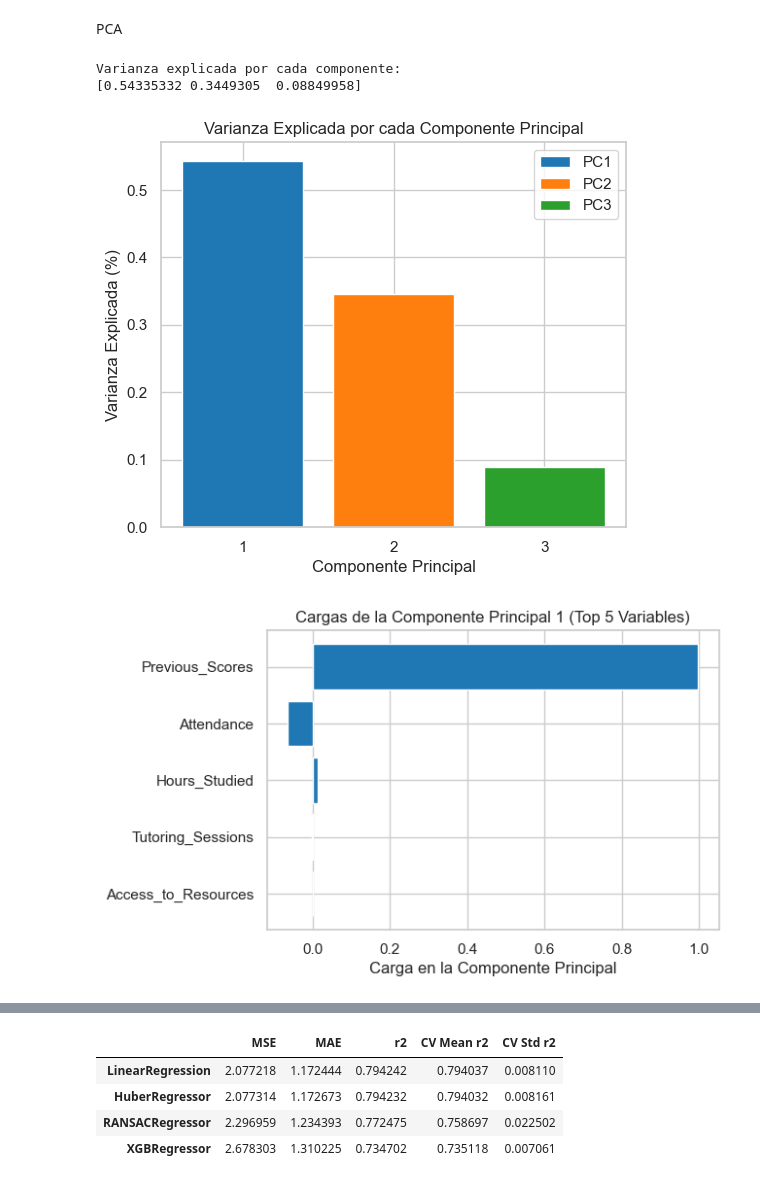
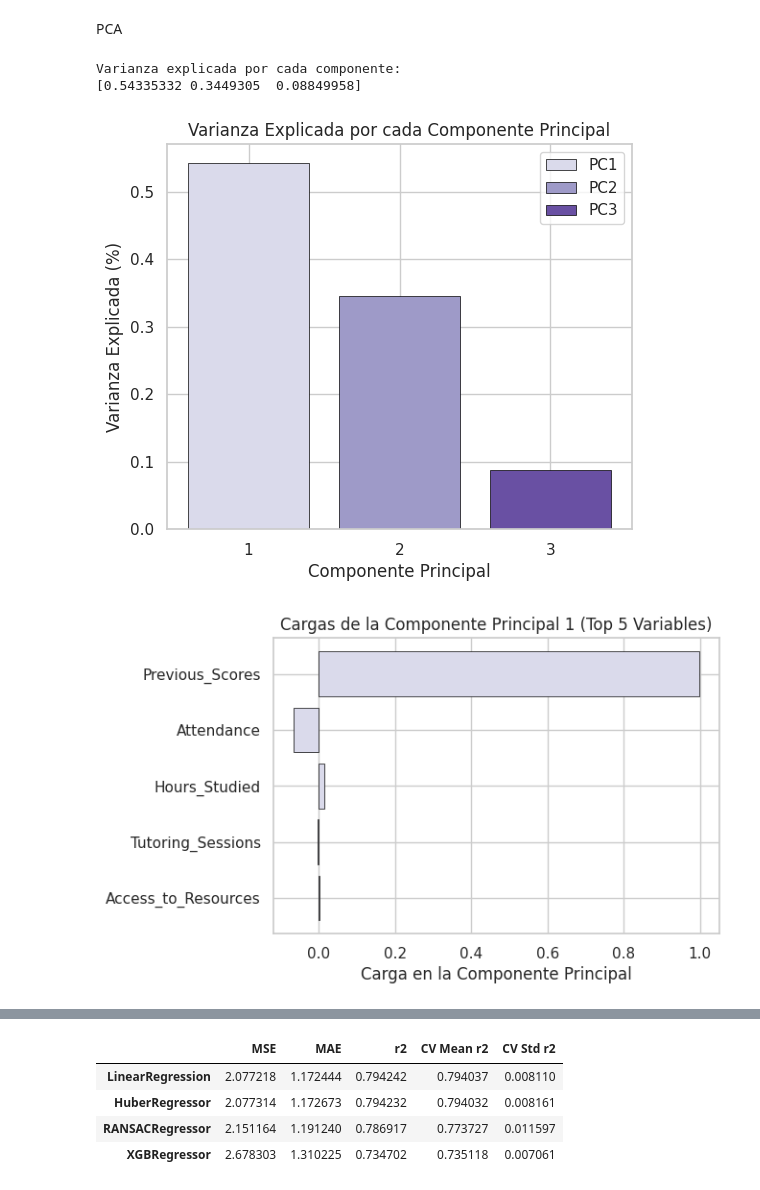
Before and after one commit to JRI11930/StudentPerformance, a Jupyter notebook: StudentPerformance.ipynb, the cells around one changed output, grey strips where cells are left out. Saved outputs shown, nothing was run; the diff lists cells and outputs as text; code cells hidden in the pictures.

Commit message:
versión final

```diff
--- a/StudentPerformance.ipynb
+++ b/StudentPerformance.ipynb
@@ -409,0 +378,3 @@ metrics_df
+# %%
+metricas_df = evaluar_modelos(modelos, X_train, y_train, X_test, y_test)
+metricas_df
@@ -410,9 +391,16 @@ metrics_df
 # %%
 sns.set(style="whitegrid")
-colors = sns.color_palette("Purples", len(metrics_df[['MSE', 'MAE']].columns))
-metrics_df[['MSE', 'MAE']].plot(kind='bar', figsize=(15, 8), color=colors)
-plt.title('Model Performance Metrics (Errors)')
-plt.xlabel('Model')
+colors = sns.color_palette("Purples", len(metricas_df[['MSE', 'MAE']].columns))
+ax = metricas_df[['MSE', 'MAE']].plot(kind='bar', figsize=(15, 8), color=colors)
+
+# Add black edges to bars
+for container in ax.containers:
+    for bar in container:
+        bar.set_edgecolor('black')
+        bar.set_linewidth(0.5)
+
+plt.title('Errores de los modelos')
+plt.xlabel('')
 plt.ylabel('Error')
 plt.xticks(rotation=45)
 plt.legend(loc='best')
@@ -425,8 +413,11 @@ PCA
 def evaluate_models_pca(models, X_train, y_train, X_test, y_test):
     metrics = {}
 
+    # Importamos seaborn para usar su paleta de colores
+    import seaborn as sns
+
     # Aplicamos PCA para reducir la dimensionalidad
-    pca = PCA(n_components=3)  #  3 componentes principales
+    pca = PCA(n_components=3)  # 3 componentes principales
     X_train_pca = pca.fit_transform(X_train)
     X_test_pca = pca.transform(X_test)
 
@@ -434,13 +425,17 @@ def evaluate_models_pca(models, X_train, y_train, X_test, y_test):
     print("Varianza explicada por cada componente:")
     print(pca.explained_variance_ratio_)
 
-    # Colores para las componentes
-    colors = ['#1f77b4', '#ff7f0e', '#2ca02c']  # Azul, Naranja, Verde
+    # Obtenemos colores de la paleta 'Purples' de seaborn pero más saturados
+    colors = sns.color_palette('Purples', n_colors=3)  # _r invierte la paleta para usar tonos más oscuros
 
     # Visualización de la varianza explicada
     plt.figure(figsize=(6, 5))
     for i, color in enumerate(colors):
-        plt.bar(i + 1, pca.explained_variance_ratio_[i], color=color, label=f'PC{i+1}')
+        plt.bar(i + 1, pca.explained_variance_ratio_[i],
+               color=color,
+               edgecolor='black',  # Add black edge color
+               linewidth=0.5,        # Edge width
+               label=f'PC{i+1}')
 
     plt.xlabel('Componente Principal')
     plt.ylabel('Varianza Explicada (%)')
@@ -461,7 +456,10 @@ def evaluate_models_pca(models, X_train, y_train, X_test, y_test):
         top_5_loadings = component[top_5_indices]
 
         plt.figure(figsize=(6, 4))
-        plt.barh(top_5_features, top_5_loadings, color=colors[i])
+        plt.barh(top_5_features, top_5_loadings,
+                color=colors[i],
+                edgecolor='black',    # Add black edge color
+                linewidth=0.5)          # Edge width
         plt.xlabel('Carga en la Componente Principal')
         plt.title(f'Cargas de la Componente Principal {i + 1} (Top 5 Variables)')
         plt.show()
@@ -484,39 +482,54 @@ def evaluate_models_pca(models, X_train, y_train, X_test, y_test):
             'MSE': mse,
             'MAE': mae,
             'r2': r2,
             'CV Mean r2': cv_scores.mean(),
             'CV Std r2': cv_scores.std()
         }
 
         # Graficar las predicciones en el espacio 3D del PCA
         fig = plt.figure(figsize=(8,6))
         ax = fig.add_subplot(111, projection='3d')
 
-        # Graficamos las 3 componentes principales
-        sc = ax.scatter(X_test_pca[:, 0], X_test_pca[:, 1], X_test_pca[:, 2], c=y_pred, cmap='viridis')
-        plt.colorbar(sc, label='Predicción')
+        # Mejoramos la visualización de los puntos
+        sc = ax.scatter(X_test_pca[:, 0], X_test_pca[:, 1], X_test_pca[:, 2],
+                      c=y_pred,
+                      cmap='Purples_r',  # Usamos la versión invertida para colores más intensos
+                      s=50,              # Aumentamos el tamaño de los puntos
+                      alpha=0.8,         # Ligera transparencia para ver puntos superpuestos
+                      edgecolor='k',     # Borde negro para mejor definición
+                      linewidth=0.5)     # Grosor del borde
 
-        ax.set_xlabel('Componente Principal 1')
-        ax.set_ylabel('Componente Principal 2')
-        ax.set_zlabel('Componente Principal 3')
-        ax.set_title(f'PCA - Predicciones con {model.__class__.__name__}')
+        cbar = plt.colorbar(sc, label='Predicción')
+        cbar.ax.tick_params(labelsize=10)  # Tamaño de las etiquetas en la barra de color
 
+        ax.set_xlabel('Componente Principal 1', fontsize=11)
+        ax.set_ylabel('Componente Principal 2', fontsize=11)
+        ax.set_zlabel('Componente Principal 3', fontsize=11)
+        ax.set_title(f'PCA - Predicciones con {model.__class__.__name__}', fontsize=13)
+
+        # Mejoramos los ejes para mayor claridad
+        ax.xaxis.pane.fill = False
+        ax.yaxis.pane.fill = False
+        ax.zaxis.pane.fill = False
+        ax.grid(True, linestyle='--', alpha=0.6)
+
+        plt.tight_layout()
         plt.show()
 
 
     metrics_df = pd.DataFrame(metrics).T
     return metrics_df
 
 # Llamada a la función
 models = [LinearRegression(),
           HuberRegressor(max_iter=1000),
           RANSACRegressor(),
           XGBRegressor()]
 
 metrics_df = evaluate_models_pca(models, X_train, y_train, X_test, y_test)
 metrics_df
 # %% [output]
 Varianza explicada por cada componente:
 [0.54335332 0.3449305  0.08849958]
-[figure, old version]
+[figure, new version]
-[figure, old version]
+[figure, new version]
@@ -529,7 +542,7 @@ Varianza explicada por cada componente:
 |  | MSE | MAE | r2 | CV Mean r2 | CV Std r2 |
 | LinearRegression | 2.077218 | 1.172444 | 0.794242 | 0.794037 | 0.008110 |
 | HuberRegressor | 2.077314 | 1.172673 | 0.794232 | 0.794032 | 0.008161 |
-| RANSACRegressor | 2.296959 | 1.234393 | 0.772475 | 0.758697 | 0.022502 |
+| RANSACRegressor | 2.151164 | 1.191240 | 0.786917 | 0.773727 | 0.011597 |
 | XGBRegressor | 2.678303 | 1.310225 | 0.734702 | 0.735118 | 0.007061 |
 # %%
 # Entrenar Random Forest
```
Also changed, not shown: parts of 24 cells of this notebook, 3 other files.
